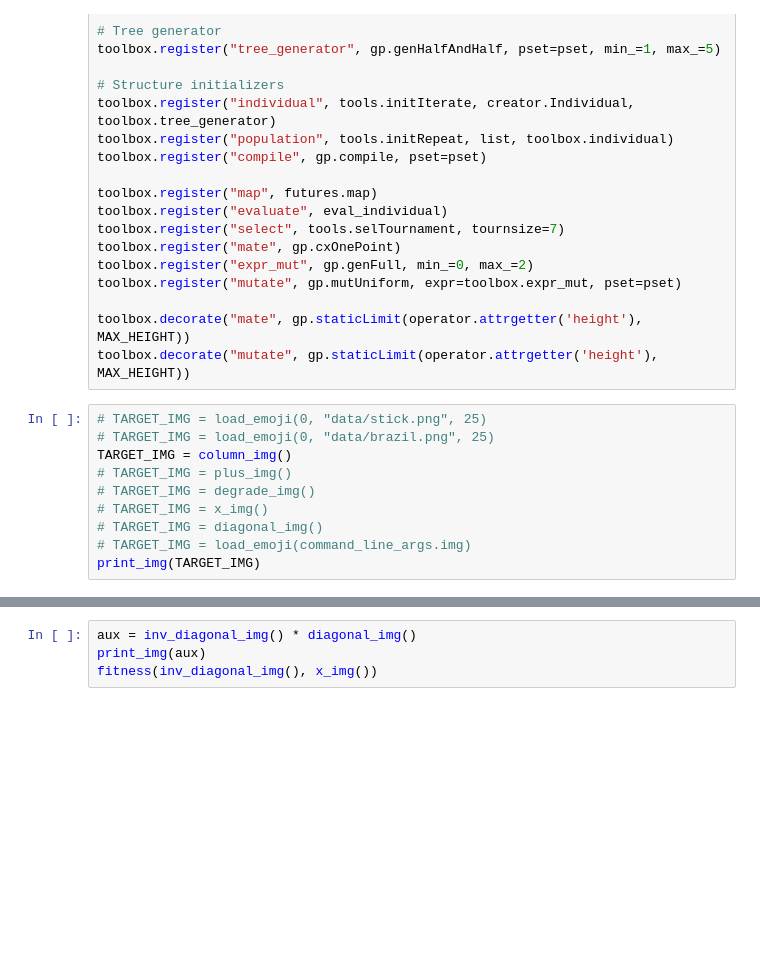
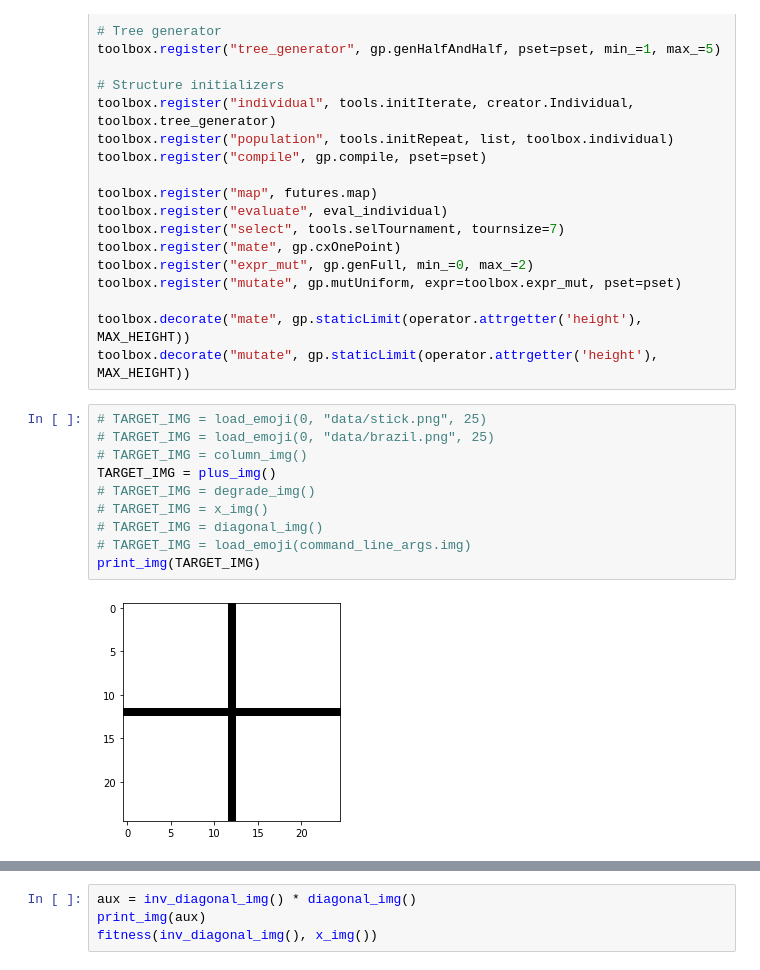
Before and after one commit to fhtanaka/automata_gp, a Jupyter notebook: Automata_gp.ipynb, the cells around one changed output, grey strips where cells are left out. Cells and saved outputs as stored; diff of their text form; blank space fills up the shorter version.

```diff
--- a/Automata_gp.ipynb
+++ b/Automata_gp.ipynb
@@ -309,13 +322,15 @@ toolbox.decorate("mutate", gp.staticLimit(operator.attrgetter('height'), MAX_HEI
 # %%
 # TARGET_IMG = load_emoji(0, "data/stick.png", 25)
 # TARGET_IMG = load_emoji(0, "data/brazil.png", 25)
-TARGET_IMG = column_img()
-# TARGET_IMG = plus_img()
+# TARGET_IMG = column_img()
+TARGET_IMG = plus_img()
 # TARGET_IMG = degrade_img()
 # TARGET_IMG = x_img()
 # TARGET_IMG = diagonal_img()
 # TARGET_IMG = load_emoji(command_line_args.img)
 print_img(TARGET_IMG)
+# %% [output]
+[figure, added]
 # %%
 pop = toolbox.population(n=POPULATION)
 hof = tools.HallOfFame(5)
```
Also changed, not shown: parts of 5 cells of this notebook, 1 other file.
